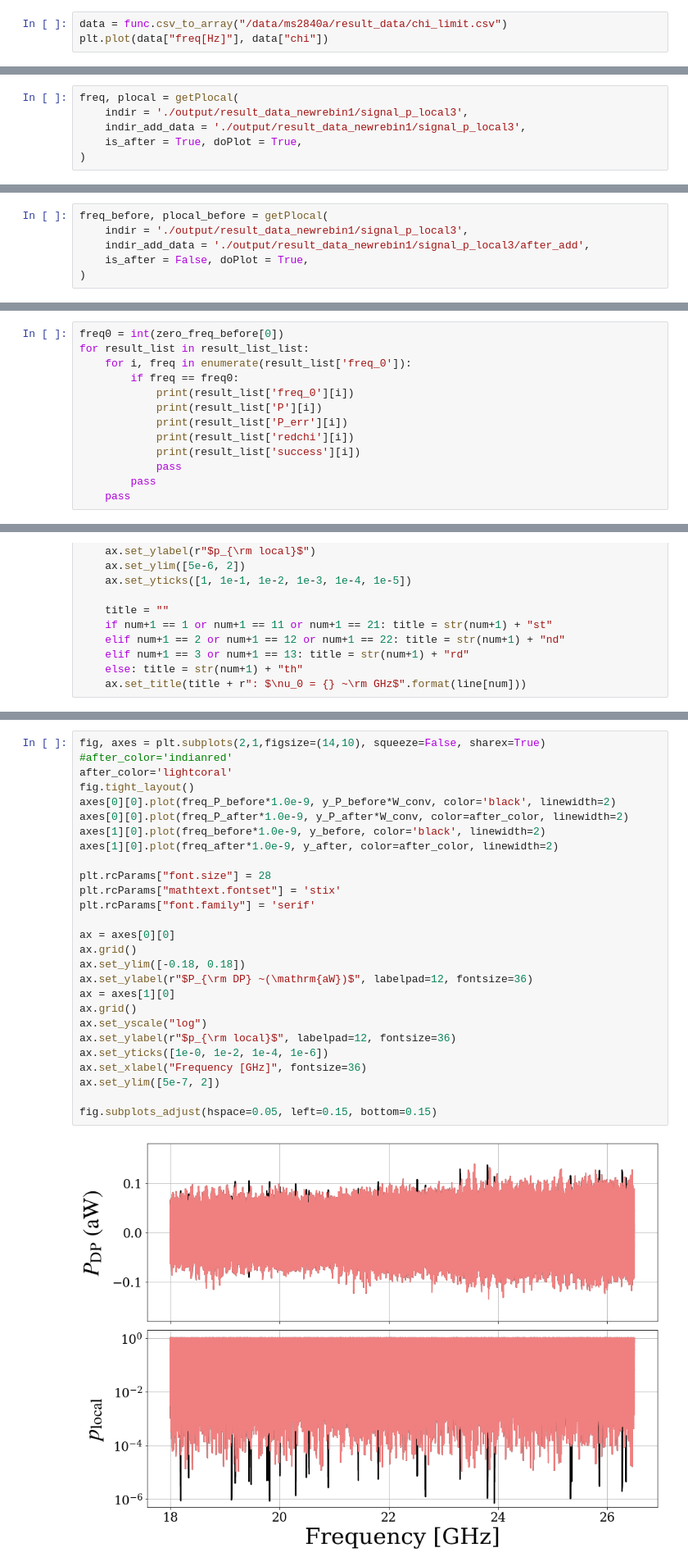
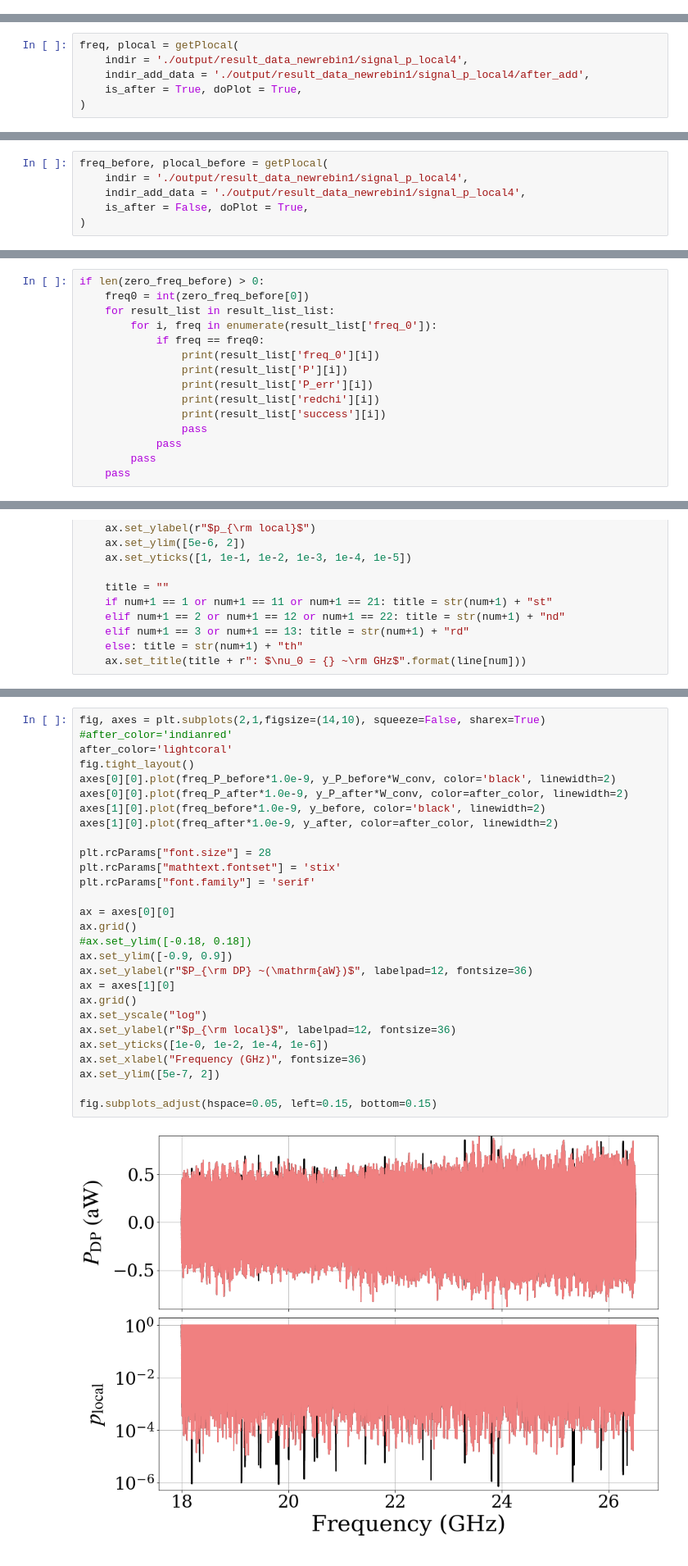
Before and after one commit to sadachi5/dosue-k, a Jupyter notebook: quick_plot.ipynb, the cells around one changed output, grey strips where cells are left out. Shown at 82% size. Drawn from its saved outputs; the diff is of its cells as text.

```diff
--- a/quick_plot.ipynb
+++ b/quick_plot.ipynb
@@ -412,3 +444,0 @@ plt.legend()
-# %%
-data = func.csv_to_array("/data/ms2840a/result_data/chi_limit.csv")
-plt.plot(data["freq[Hz]"], data["chi"])
@@ -476,8 +502,8 @@ def getPlocal(
 ### Plot p-local after adding data
 # %%
 freq, plocal = getPlocal(
-    indir = './output/result_data_newrebin1/signal_p_local3',
-    indir_add_data = './output/result_data_newrebin1/signal_p_local3',
+    indir = './output/result_data_newrebin1/signal_p_local4',
+    indir_add_data = './output/result_data_newrebin1/signal_p_local4/after_add',
     is_after = True, doPlot = True,
 )
 # %% [output]
@@ -500,8 +526,8 @@ print(zero_freq)
 ### Plot p-local before adding data
 # %%
 freq_before, plocal_before = getPlocal(
-    indir = './output/result_data_newrebin1/signal_p_local3',
-    indir_add_data = './output/result_data_newrebin1/signal_p_local3/after_add',
+    indir = './output/result_data_newrebin1/signal_p_local4',
+    indir_add_data = './output/result_data_newrebin1/signal_p_local4',
     is_after = False, doPlot = True,
 )
 # %% [output]
@@ -671,13 +692,15 @@ dict_keys(['freq', 'W_0', 'W_1', 'W_2', 'W_3', 'W_4', 'W_5', 'W_6', 'W_7', 'W_8'
 # %%
-freq0 = int(zero_freq_before[0])
-for result_list in result_list_list:
-    for i, freq in enumerate(result_list['freq_0']):
-        if freq == freq0:
-            print(result_list['freq_0'][i])
-            print(result_list['P'][i])
-            print(result_list['P_err'][i])
-            print(result_list['redchi'][i])
-            print(result_list['success'][i])
+if len(zero_freq_before) > 0:
+    freq0 = int(zero_freq_before[0])
+    for result_list in result_list_list:
+        for i, freq in enumerate(result_list['freq_0']):
+            if freq == freq0:
+                print(result_list['freq_0'][i])
+                print(result_list['P'][i])
+                print(result_list['P_err'][i])
+                print(result_list['redchi'][i])
+                print(result_list['success'][i])
+                pass
             pass
         pass
     pass
@@ -855,32 +886,33 @@ y_after = np.array(y_after)
 # %%
 fig, axes = plt.subplots(2,1,figsize=(14,10), squeeze=False, sharex=True)
 #after_color='indianred'
 after_color='lightcoral'
 fig.tight_layout()
 axes[0][0].plot(freq_P_before*1.0e-9, y_P_before*W_conv, color='black', linewidth=2)
 axes[0][0].plot(freq_P_after*1.0e-9, y_P_after*W_conv, color=after_color, linewidth=2)
 axes[1][0].plot(freq_before*1.0e-9, y_before, color='black', linewidth=2)
 axes[1][0].plot(freq_after*1.0e-9, y_after, color=after_color, linewidth=2)
 
 plt.rcParams["font.size"] = 28
 plt.rcParams["mathtext.fontset"] = 'stix'
 plt.rcParams["font.family"] = 'serif'
 
 ax = axes[0][0]
 ax.grid()
-ax.set_ylim([-0.18, 0.18])
+#ax.set_ylim([-0.18, 0.18])
+ax.set_ylim([-0.9, 0.9])
 ax.set_ylabel(r"$P_{\rm DP} ~(\mathrm{aW})$", labelpad=12, fontsize=36)
 ax = axes[1][0]
 ax.grid()
 ax.set_yscale("log")
 ax.set_ylabel(r"$p_{\rm local}$", labelpad=12, fontsize=36)
 ax.set_yticks([1e-0, 1e-2, 1e-4, 1e-6])
-ax.set_xlabel("Frequency [GHz]", fontsize=36)
+ax.set_xlabel("Frequency (GHz)", fontsize=36)
 ax.set_ylim([5e-7, 2])
 
 fig.subplots_adjust(hspace=0.05, left=0.15, bottom=0.15)
 # %% [output]
-[figure, old version]
+[figure, new version]
 # %%
 #fig.savefig(f'{outdir}/plocal_after_gray.png')
 fig.savefig(f'{outdir}/plocal_after_{after_color}.png')
```
Also changed, not shown: parts of 28 cells of this notebook, 12 other files.
